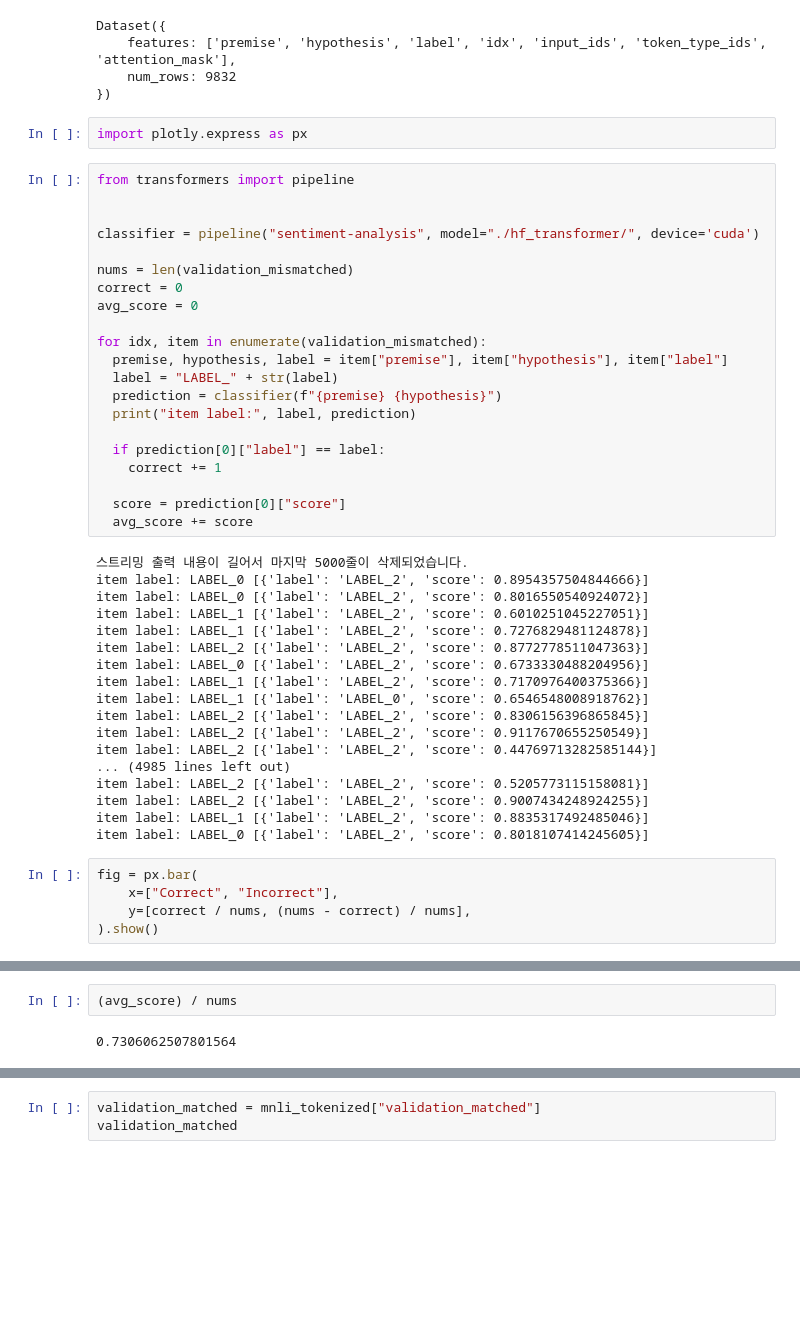
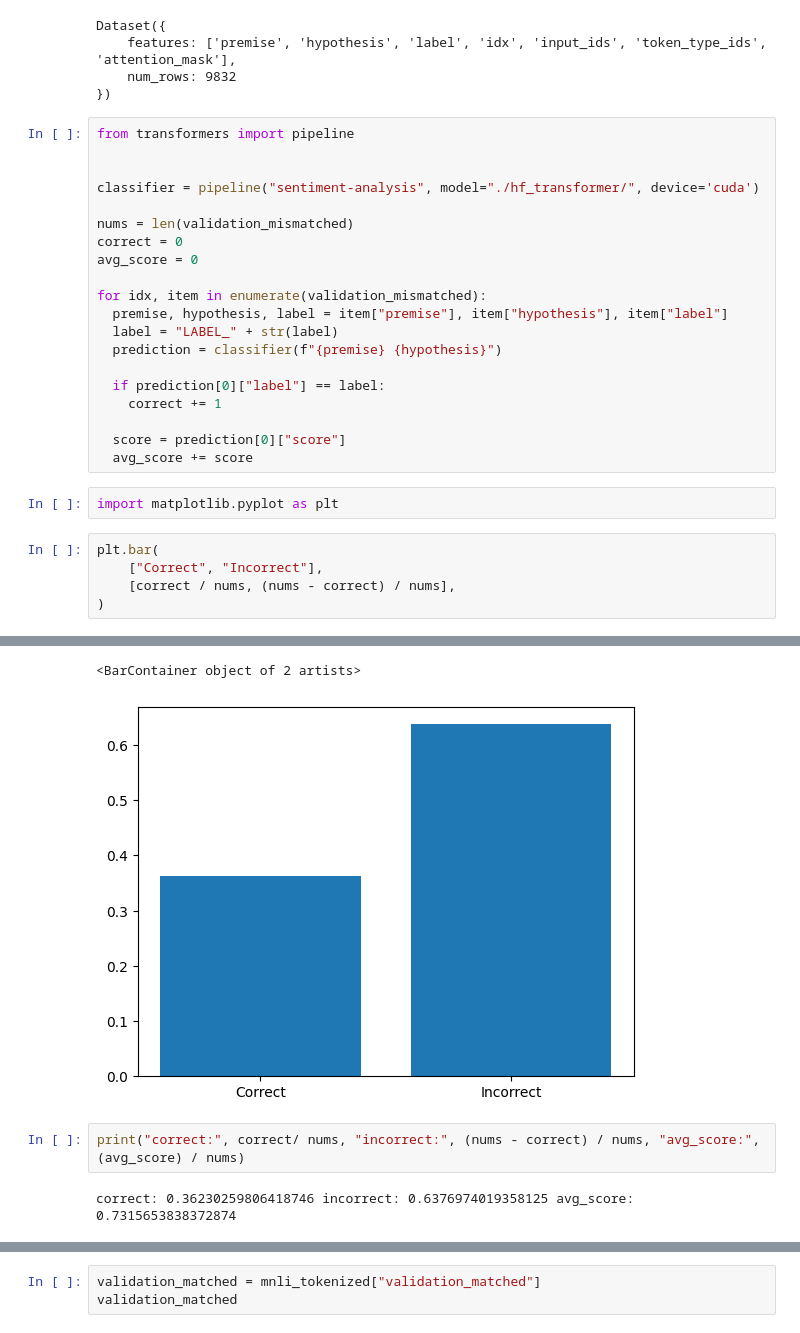
Before and after one commit to hanghae-plus-AI/AI-1-tolluset, a Jupyter notebook: week4/4-advance.ipynb, the cells around one changed output, grey strips where cells are left out. Cells and saved outputs as stored; diff of their text form; blank space fills up the shorter version.

```diff
--- a/week4/4-advance.ipynb
+++ b/week4/4-advance.ipynb
@@ -199,8 +199,6 @@ Dataset({
     features: ['premise', 'hypothesis', 'label', 'idx', 'input_ids', 'token_type_ids', 'attention_mask'],
     num_rows: 9832
 })
-# %%
-import plotly.express as px
 # %%
 from transformers import pipeline
 
@@ -215,34 +213,17 @@ for idx, item in enumerate(validation_mismatched):
   premise, hypothesis, label = item["premise"], item["hypothesis"], item["label"]
   label = "LABEL_" + str(label)
   prediction = classifier(f"{premise} {hypothesis}")
-  print("item label:", label, prediction)
 
   if prediction[0]["label"] == label:
     correct += 1
 
   score = prediction[0]["score"]
   avg_score += score
-# %% [output]
-스트리밍 출력 내용이 길어서 마지막 5000줄이 삭제되었습니다.
-item label: LABEL_0 [{'label': 'LABEL_2', 'score': 0.8954357504844666}]
-item label: LABEL_0 [{'label': 'LABEL_2', 'score': 0.8016550540924072}]
-item label: LABEL_1 [{'label': 'LABEL_2', 'score': 0.6010251045227051}]
-item label: LABEL_1 [{'label': 'LABEL_2', 'score': 0.7276829481124878}]
-item label: LABEL_2 [{'label': 'LABEL_2', 'score': 0.8772778511047363}]
-item label: LABEL_0 [{'label': 'LABEL_2', 'score': 0.6733330488204956}]
-item label: LABEL_1 [{'label': 'LABEL_2', 'score': 0.7170976400375366}]
-item label: LABEL_1 [{'label': 'LABEL_0', 'score': 0.6546548008918762}]
-item label: LABEL_2 [{'label': 'LABEL_2', 'score': 0.8306156396865845}]
-item label: LABEL_2 [{'label': 'LABEL_2', 'score': 0.9117670655250549}]
-item label: LABEL_2 [{'label': 'LABEL_2', 'score': 0.44769713282585144}]
-... (4985 lines left out)
-item label: LABEL_2 [{'label': 'LABEL_2', 'score': 0.5205773115158081}]
-item label: LABEL_2 [{'label': 'LABEL_2', 'score': 0.9007434248924255}]
-item label: LABEL_1 [{'label': 'LABEL_2', 'score': 0.8835317492485046}]
-item label: LABEL_0 [{'label': 'LABEL_2', 'score': 0.8018107414245605}]
+# %%
+import matplotlib.pyplot as plt
 # %%
-fig = px.bar(
-    x=["Correct", "Incorrect"],
-    y=[correct / nums, (nums - correct) / nums],
-).show()
+plt.bar(
+    ["Correct", "Incorrect"],
+    [correct / nums, (nums - correct) / nums],
+)
 # %% [output]
@@ -250,5 +230,7 @@ fig = px.bar(
+<BarContainer object of 2 artists>
+[figure, added]
-# %%
-(avg_score) / nums
-# %% [output]
-0.7306062507801564
+# %%
+print("correct:", correct/ nums, "incorrect:", (nums - correct) / nums, "avg_score:", (avg_score) / nums)
+# %% [output]
+correct: 0.36230259806418746 incorrect: 0.6376974019358125 avg_score: 0.7315653838372874
 # %% [markdown]
```
Also changed, not shown: parts of 6 cells of this notebook.
